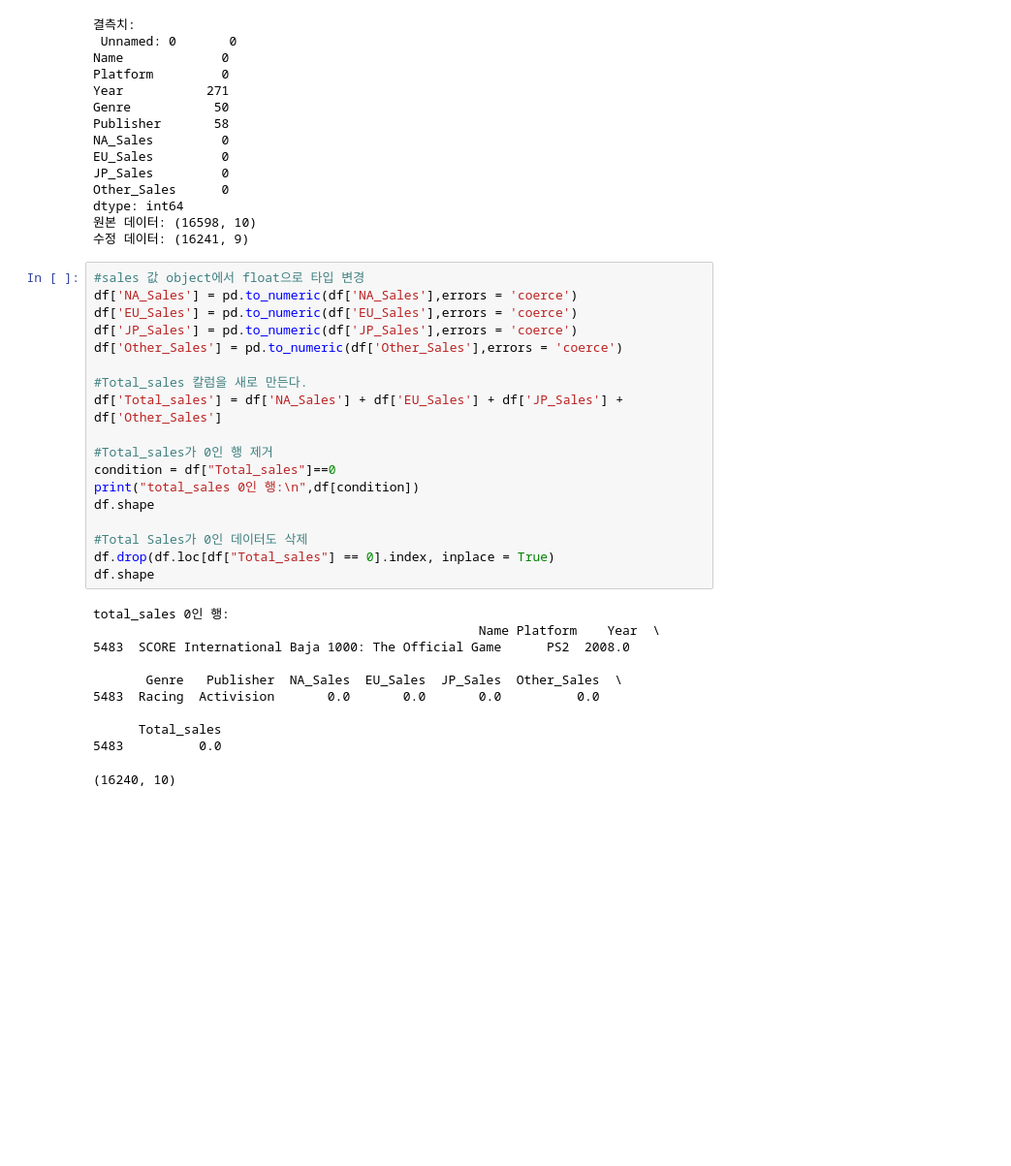
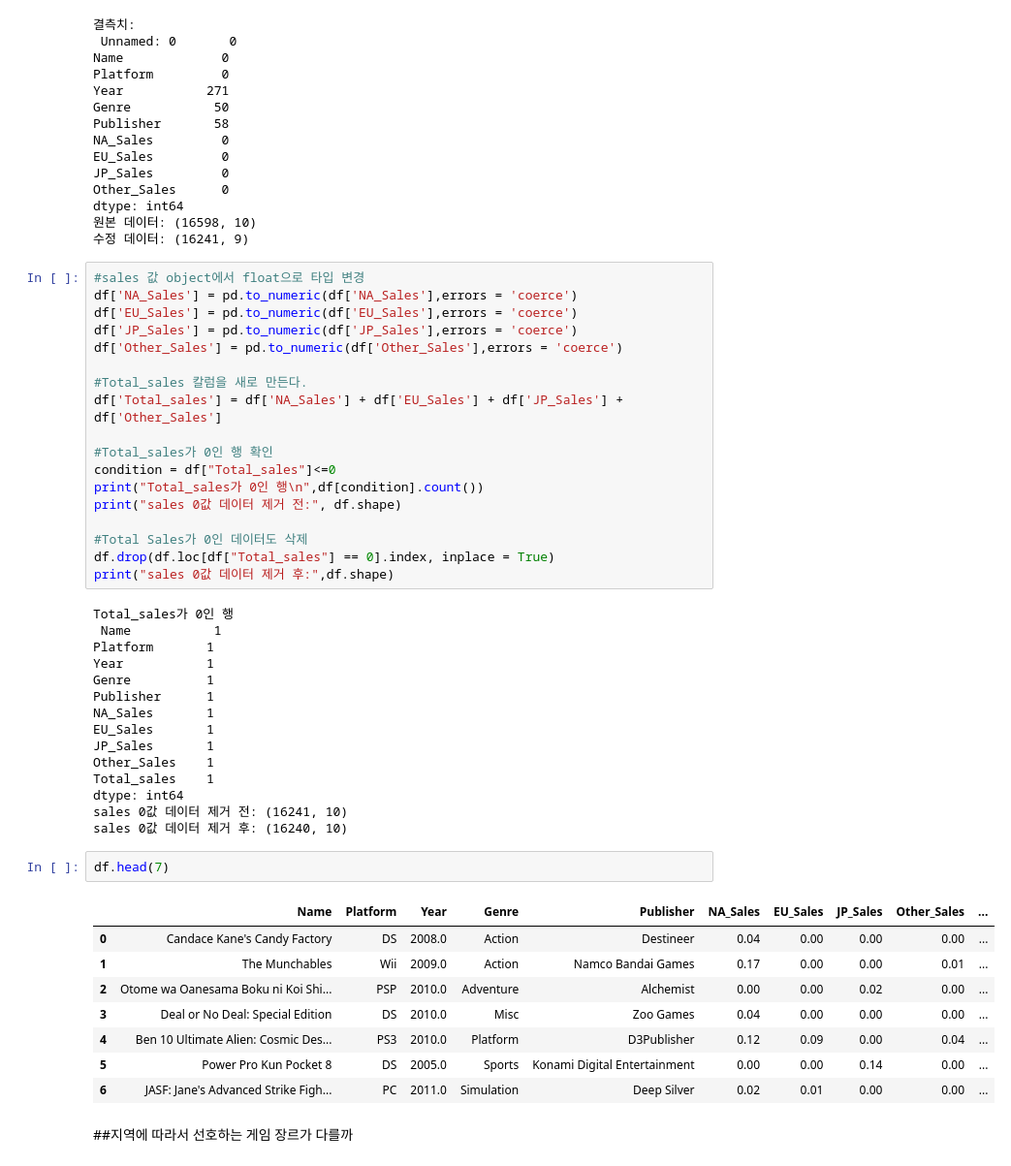
Before and after one commit to KYOH95/Database_Studies, a Jupyter notebook: Project1.ipynb, the cells around one changed output. Shown at 97% size. Cells and saved outputs as stored; diff of their text form; blank space fills up the shorter version.

```diff
--- a/Project1.ipynb
+++ b/Project1.ipynb
@@ -42,22 +44,39 @@ df['Other_Sales'] = pd.to_numeric(df['Other_Sales'],errors = 'coerce')
 #Total_sales 칼럼을 새로 만든다.
 df['Total_sales'] = df['NA_Sales'] + df['EU_Sales'] + df['JP_Sales'] + df['Other_Sales']
 
-#Total_sales가 0인 행 제거
-condition = df["Total_sales"]==0
-print("total_sales 0인 행:\n",df[condition])
-df.shape
+#Total_sales가 0인 행 확인
+condition = df["Total_sales"]<=0
+print("Total_sales가 0인 행\n",df[condition].count())
+print("sales 0값 데이터 제거 전:", df.shape)
 
 #Total Sales가 0인 데이터도 삭제
 df.drop(df.loc[df["Total_sales"] == 0].index, inplace = True)
-df.shape
+print("sales 0값 데이터 제거 후:",df.shape)
 # %% [output]
-total_sales 0인 행:
-                                                   Name Platform    Year  \
-5483  SCORE International Baja 1000: The Official Game      PS2  2008.0
-
-       Genre   Publisher  NA_Sales  EU_Sales  JP_Sales  Other_Sales  \
-5483  Racing  Activision       0.0       0.0       0.0          0.0
-
-      Total_sales
-5483          0.0
+Total_sales가 0인 행
+ Name           1
+Platform       1
+Year           1
+Genre          1
+Publisher      1
+NA_Sales       1
+EU_Sales       1
+JP_Sales       1
+Other_Sales    1
+Total_sales    1
+dtype: int64
+sales 0값 데이터 제거 전: (16241, 10)
+sales 0값 데이터 제거 후: (16240, 10)
-(16240, 10)
+# %%
+df.head(7)
+# %% [output]
+|  | Name | Platform | Year | Genre | Publisher | NA_Sales | EU_Sales | JP_Sales | Other_Sales | ... |
+| 0 | Candace Kane's Candy Factory | DS | 2008.0 | Action | Destineer | 0.04 | 0.00 | 0.00 | 0.00 | ... |
+| 1 | The Munchables | Wii | 2009.0 | Action | Namco Bandai Games | 0.17 | 0.00 | 0.00 | 0.01 | ... |
+| 2 | Otome wa Oanesama Boku ni Koi Shi... | PSP | 2010.0 | Adventure | Alchemist | 0.00 | 0.00 | 0.02 | 0.00 | ... |
+| 3 | Deal or No Deal: Special Edition | DS | 2010.0 | Misc | Zoo Games | 0.04 | 0.00 | 0.00 | 0.00 | ... |
+| 4 | Ben 10 Ultimate Alien: Cosmic Des... | PS3 | 2010.0 | Platform | D3Publisher | 0.12 | 0.09 | 0.00 | 0.04 | ... |
+| 5 | Power Pro Kun Pocket 8 | DS | 2005.0 | Sports | Konami Digital Entertainment | 0.00 | 0.00 | 0.14 | 0.00 | ... |
+| 6 | JASF: Jane's Advanced Strike Figh... | PC | 2011.0 | Simulation | Deep Silver | 0.02 | 0.01 | 0.00 | 0.00 | ... |
+# %% [markdown]
+##지역에 따라서 선호하는 게임 장르가 다를까
```
Also changed, not shown: parts of 11 cells of this notebook.
